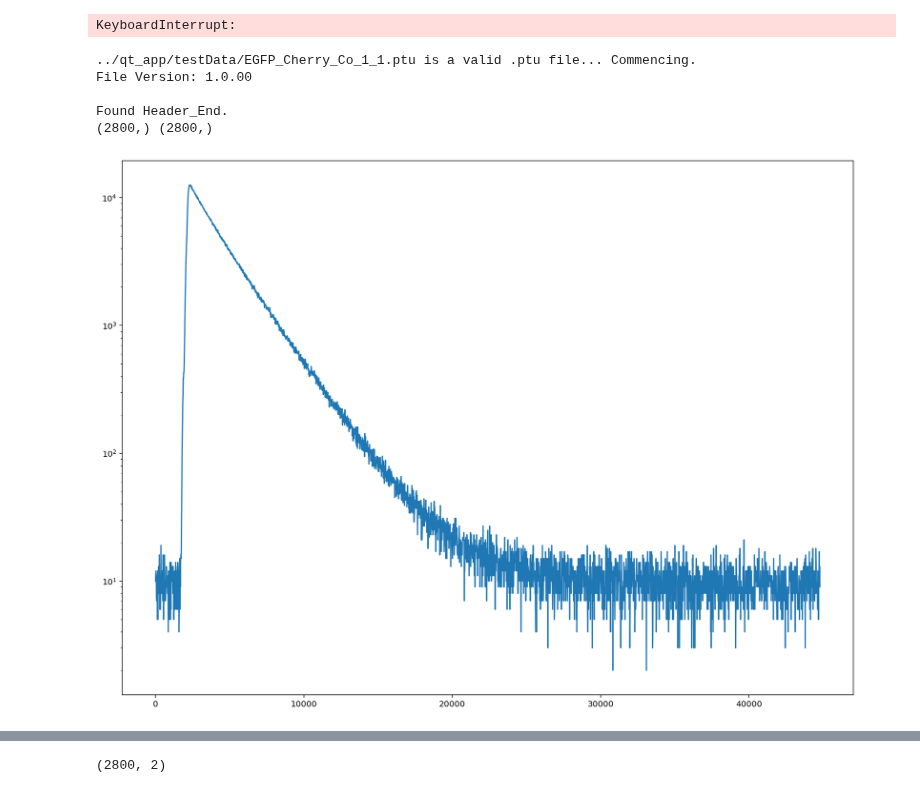
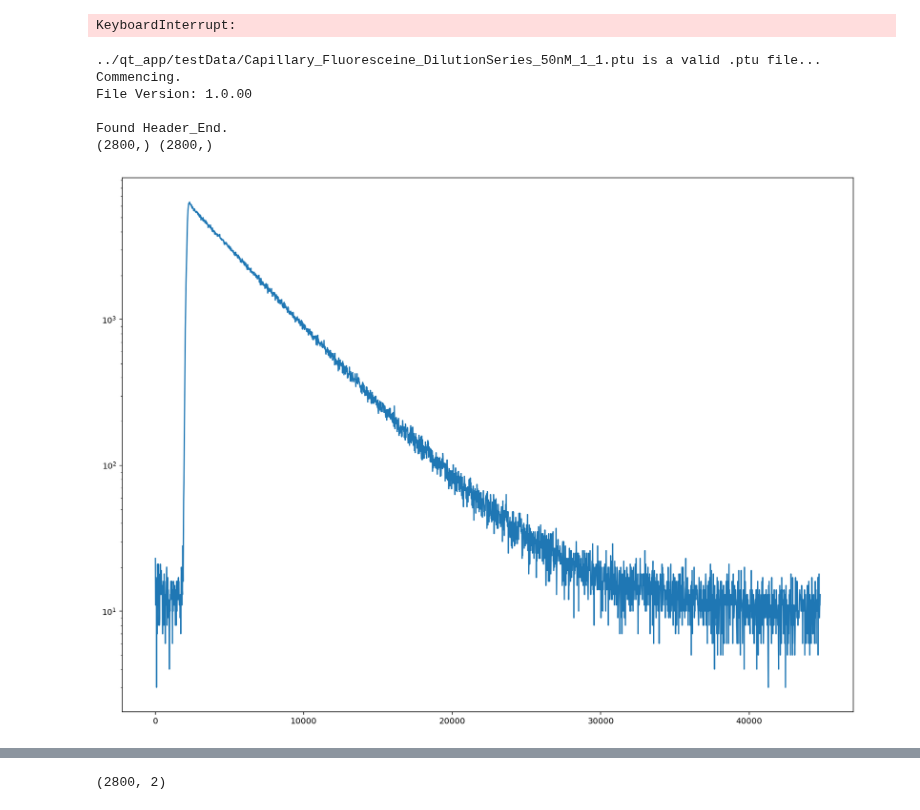
Before and after one commit to Tomkaehst/PhasorFLIM, a Jupyter notebook: notebooks/PicoQuant PTU Decoding and Fitting.ipynb, the cells around one changed output, grey strips where cells are left out. Saved outputs shown, nothing was run; the diff lists cells and outputs as text; code cells hidden in the pictures.

```diff
--- a/notebooks/PicoQuant PTU Decoding and Fitting.ipynb
+++ b/notebooks/PicoQuant PTU Decoding and Fitting.ipynb
@@ -1795,15 +1795,19 @@ def estimateBackground(data):
 
     return(background)
 
+def calculateWeights(data):
+    weights = np.zeros((len(data)))
+    weights = 1./np.sqrt(data, where = (data != 0))
+    weights[np.where(data == 0)] = 1./np.sqrt(estimateBackground(data))
+    return(weights)
+
 
 # Objective function
 def residuals(para_est, t, data, weighted = True):
     if(weighted == True):
         #weights = 1.0/np.sqrt(data)
         #weights[data == 0] = 1.0/np.sqrt(estimateBackground(data))
-        weights = np.zeros((len(data)))
-        weights = 1./np.sqrt(data, where = (data != 0))
-        weights[np.where(data == 0)] = 1./np.sqrt(estimateBackground(data))
+        weights = calculateWeights(data)
         resids = (data - convolutedDecay(t, *para_est, True))**2 * weights
     else:
         resids = (data - convolutedDecay(t, *para_est, True))**2
@@ -1829,36 +1833,36 @@ para_names = (
 )
 
 # Loading fluoresceine decay
-fluoresceine_raw = readPTU('../qt_app/testData/EGFP_Cherry_Co_1_1.ptu')
+fluoresceine_raw = readPTU('../qt_app/testData/Capillary_Fluoresceine_DilutionSeries_50nM_1_1.ptu')
 
 fluoresceine_c1, fluoresceine_c1_intImg = buildFLIMArray(fluoresceine_raw[0],
                                     channel = 0,
                                     linesinfile = fluoresceine_raw[1]['LinesInFile'],
                                     pixelsx = fluoresceine_raw[1]['PixelsX'],
                                     pixelsy = fluoresceine_raw[1]['PixelsY'],
                                     globRes = fluoresceine_raw[1]['GlobalResolution'],
                                     timeRes = fluoresceine_raw[1]['Resolution'],
                                     spatialBinning = 5,
                                     temporalBinning = 0)
 fluoresceine_c1_sumDecay = np.sum(np.sum(fluoresceine_c1, axis=0), axis=0)[0:2800]
 
 # Generating time axis from TCSPC data
 tEnd = fluoresceine_raw[1]['GlobalResolution'] * 1e12
 dt = fluoresceine_raw[1]['Resolution'] * 1e12
 numBins = math.ceil((tEnd/dt))
 tAxis = np.linspace(0, tEnd, numBins)[0:2800]
 print(tAxis.shape, fluoresceine_c1_sumDecay.shape)
 
 plt.plot(tAxis, fluoresceine_c1_sumDecay)
 plt.yscale('log')
 plt.show()
 # %% [output]
-../qt_app/testData/EGFP_Cherry_Co_1_1.ptu is a valid .ptu file... Commencing.
+../qt_app/testData/Capillary_Fluoresceine_DilutionSeries_50nM_1_1.ptu is a valid .ptu file... Commencing.
 File Version: 1.0.00
 
 Found Header_End.
 (2800,) (2800,)
-[figure, old version]
+[figure, new version]
 # %%
 para_start = (
     estimateBackground(fluoresceine_c1_sumDecay), # offset
```
Also changed, not shown: parts of 5 cells of this notebook, 2 other files.
